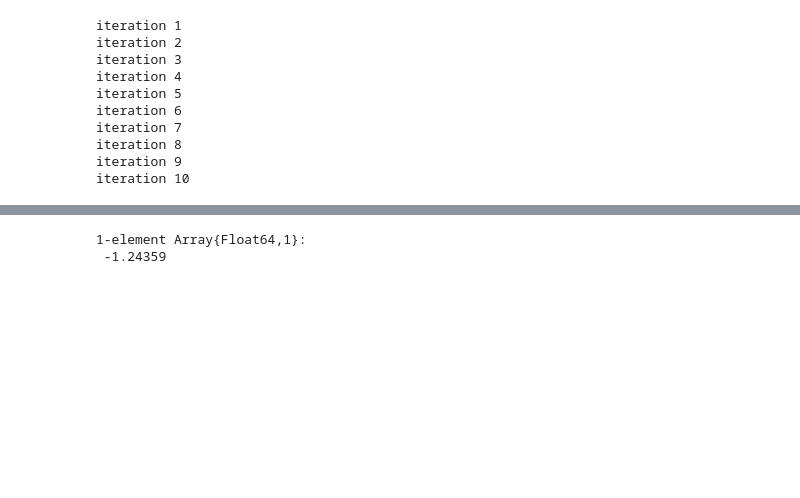
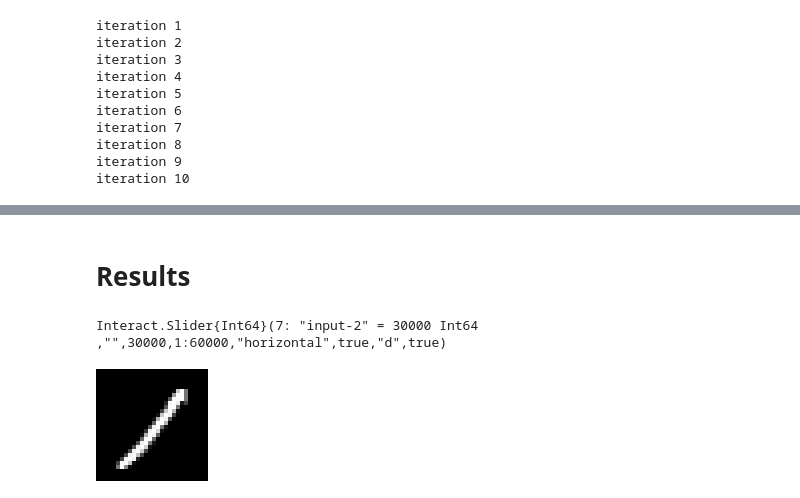
Before and after one commit to tbekas/introduction-to-machine-learning, a Jupyter notebook: Presentation.ipynb, the cells around one changed output, grey strips where cells are left out. Saved outputs shown, nothing was run; the diff lists cells and outputs as text; code cells hidden in the pictures; blank space fills up the shorter version.

```diff
--- a/Presentation.ipynb
+++ b/Presentation.ipynb
@@ -287,22 +286,24 @@ map(i -> y[i], signal(s))
 # %%
 using Optim
 
-m = 1000
-_X = [ones(m, 1) X[1:m, :]]
-Θ = zeros(n+1)
+_m = 1000
+_X = [ones(_m, 1) X[1:_m, :]]
+init_Θ = zeros(n+1)
 λ = 0.1
-All_Θ = zeros(10, n+1)
+all_Θ = zeros(10, n+1)
 
 for i = 1:10
+    tic()
     println("iteration $i")
-    _y = y[1:m] .== i
+    _y = y[1:_m] .== i % 10
 
-    local J_reg(Θ) = (-_y' * log(sig(_X * Θ)) - (1.0 - _y') * log(1 - sig(_X * Θ)))[1] + λ/2m * sum(Θ[2:end] .^ 2)
-    local G_reg(Θ) = 1/m * _X' * (sig(_X * Θ) - _y) + unshift!(λ/m * Θ[2:end], 0.0)
-    local G_reg!(Θ, res) = res[:] = G_reg(Θ)
+    local J(Θ) = (-_y' * log(sig(_X * Θ)) - (1.0 - _y') * log(1 - sig(_X * Θ)))[1] + λ/2_m * sum(Θ[2:end] .^ 2)
+    local G(Θ) = 1/_m * _X' * (sig(_X * Θ) - _y) + unshift!(λ/_m * Θ[2:end], 0.0)
+    local G!(Θ, res) = res[:] = G(Θ)
 
-    res = optimize(J_reg, G_reg!, zeros(n+1), GradientDescent())
-    All_Θ[i,:] = res.minimizer
+    res = optimize(J, G!, init_Θ, GradientDescent())
+    all_Θ[i,:] = res.minimizer
+    toc()
 end
 # %% [output]
 iteration 1
@@ -321,5 +319,10 @@ iteration 10
+# %% [markdown]
+# Results
+# %%
+s2 = slider(1:_m)
+# %% [output]
+Interact.Slider{Int64}(7: "input-2" = 30000 Int64 ,"",30000,1:60000,"horizontal",true,"d",true)
 # %%
-map(i -> [1 X[i,:]'] * res.minimizer, signal(s))
+map(i -> colorview(Gray, reshape(X[i, :], sqr_n, sqr_n)), signal(s2))
 # %% [output]
-1-element Array{Float64,1}:
- -1.24359
+[figure, added]
```
Also changed, not shown: parts of 6 cells of this notebook.
